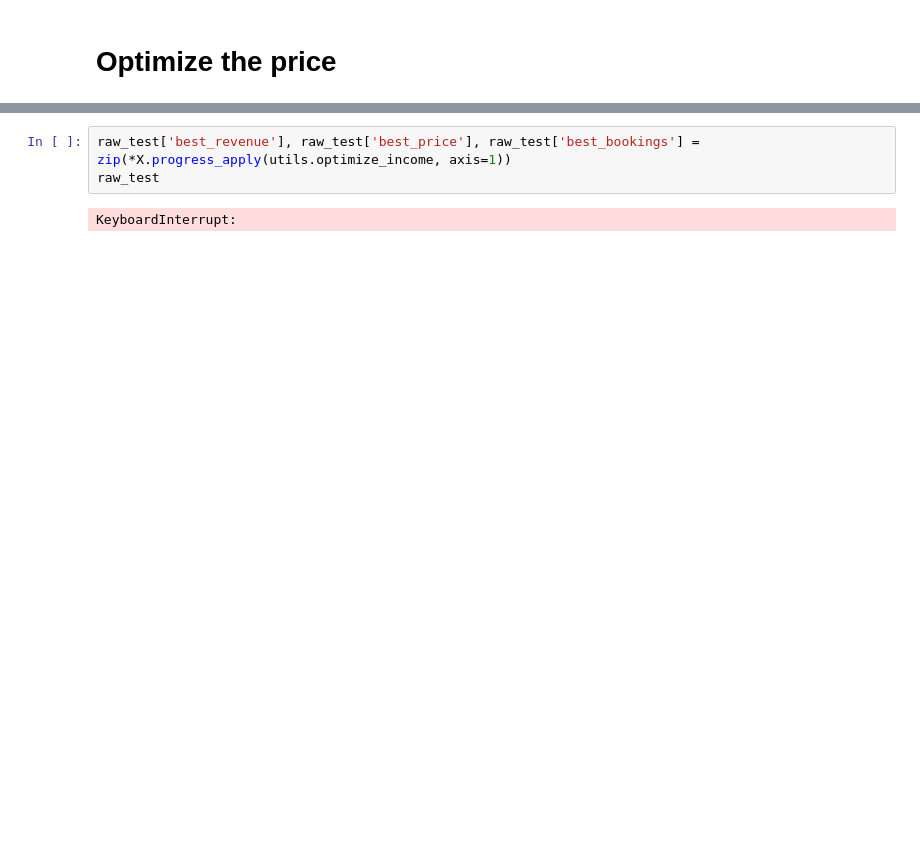
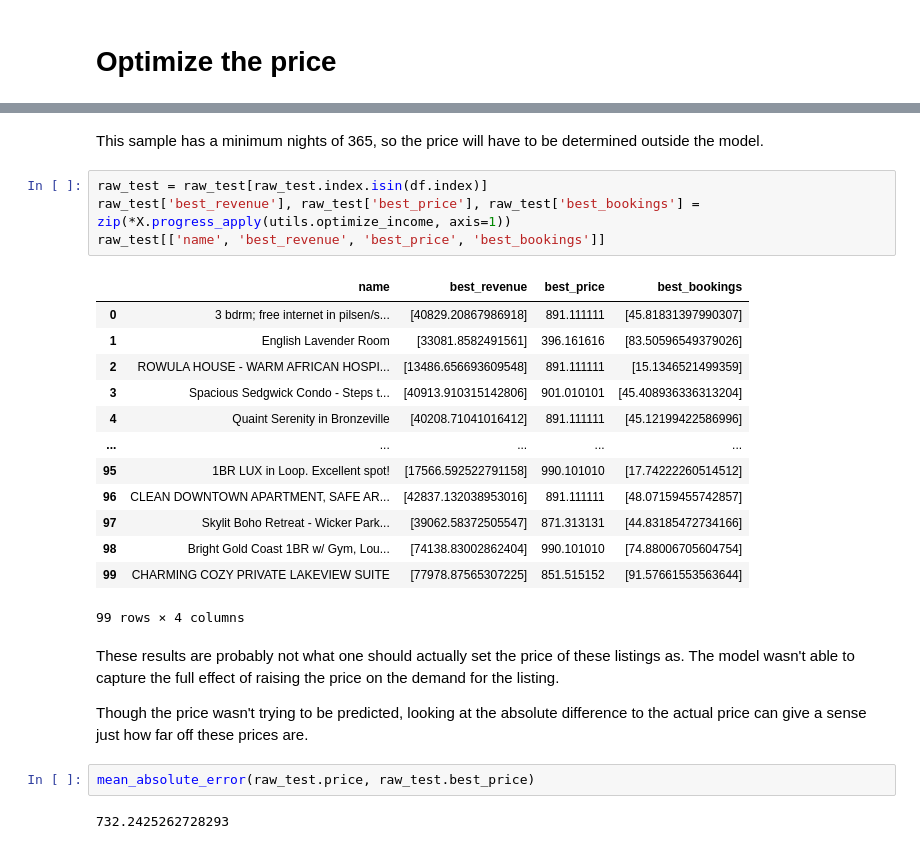
Before and after one commit to Feebami/Chicago_Airbnb_MLPipeline, a Jupyter notebook: final_test.ipynb, the cells around one changed output, grey strips where cells are left out. Drawn from its saved outputs; the diff is of its cells as text; blank space fills up the shorter version.

Commit message:
Cleaned up and Finished
I hope

```diff
--- a/final_test.ipynb
+++ b/final_test.ipynb
@@ -111,5 +98,28 @@ dropped
+# %% [markdown]
+This sample has a minimum nights of 365, so the price will have to be determined outside the model.
 # %%
+raw_test = raw_test[raw_test.index.isin(df.index)]
 raw_test['best_revenue'], raw_test['best_price'], raw_test['best_bookings'] = zip(*X.progress_apply(utils.optimize_income, axis=1))
-raw_test
+raw_test[['name', 'best_revenue', 'best_price', 'best_bookings']]
 # %% [output]
+|  | name | best_revenue | best_price | best_bookings |
+| 0 | 3 bdrm; free internet in pilsen/s... | [40829.20867986918] | 891.111111 | [45.81831397990307] |
+| 1 | English Lavender Room | [33081.8582491561] | 396.161616 | [83.50596549379026] |
+| 2 | ROWULA HOUSE - WARM AFRICAN HOSPI... | [13486.656693609548] | 891.111111 | [15.1346521499359] |
+| 3 | Spacious Sedgwick Condo - Steps t... | [40913.910315142806] | 901.010101 | [45.408936336313204] |
+| 4 | Quaint Serenity in Bronzeville | [40208.71041016412] | 891.111111 | [45.12199422586996] |
+| ... | ... | ... | ... | ... |
+| 95 | 1BR LUX in Loop. Excellent spot! | [17566.592522791158] | 990.101010 | [17.74222260514512] |
+| 96 | CLEAN DOWNTOWN APARTMENT, SAFE AR... | [42837.132038953016] | 891.111111 | [48.07159455742857] |
+| 97 | Skylit Boho Retreat - Wicker Park... | [39062.58372505547] | 871.313131 | [44.83185472734166] |
+| 98 | Bright Gold Coast 1BR w/ Gym, Lou... | [74138.83002862404] | 990.101010 | [74.88006705604754] |
+| 99 | CHARMING COZY PRIVATE LAKEVIEW SUITE | [77978.87565307225] | 851.515152 | [91.57661553563644] |
-KeyboardInterrupt:
+99 rows × 4 columns
+# %% [markdown]
+These results are probably not what one should actually set the price of these listings as. The model wasn't able to capture the full effect of raising the price on the demand for the listing.
+
+Though the price wasn't trying to be predicted, looking at the absolute difference to the actual price can give a sense just how far off these prices are.
+# %%
+mean_absolute_error(raw_test.price, raw_test.best_price)
+# %% [output]
+732.2425262728293
```
Also changed, not shown: parts of 7 cells of this notebook, 3 other files.
